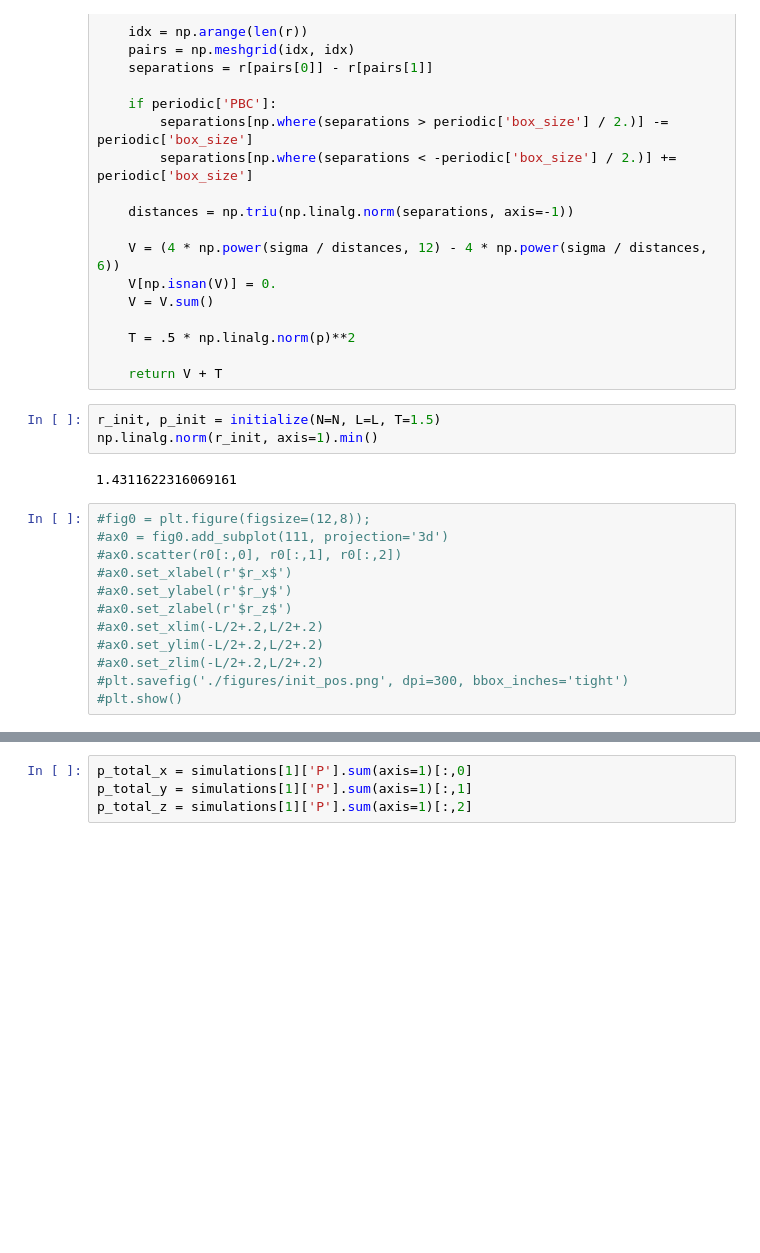
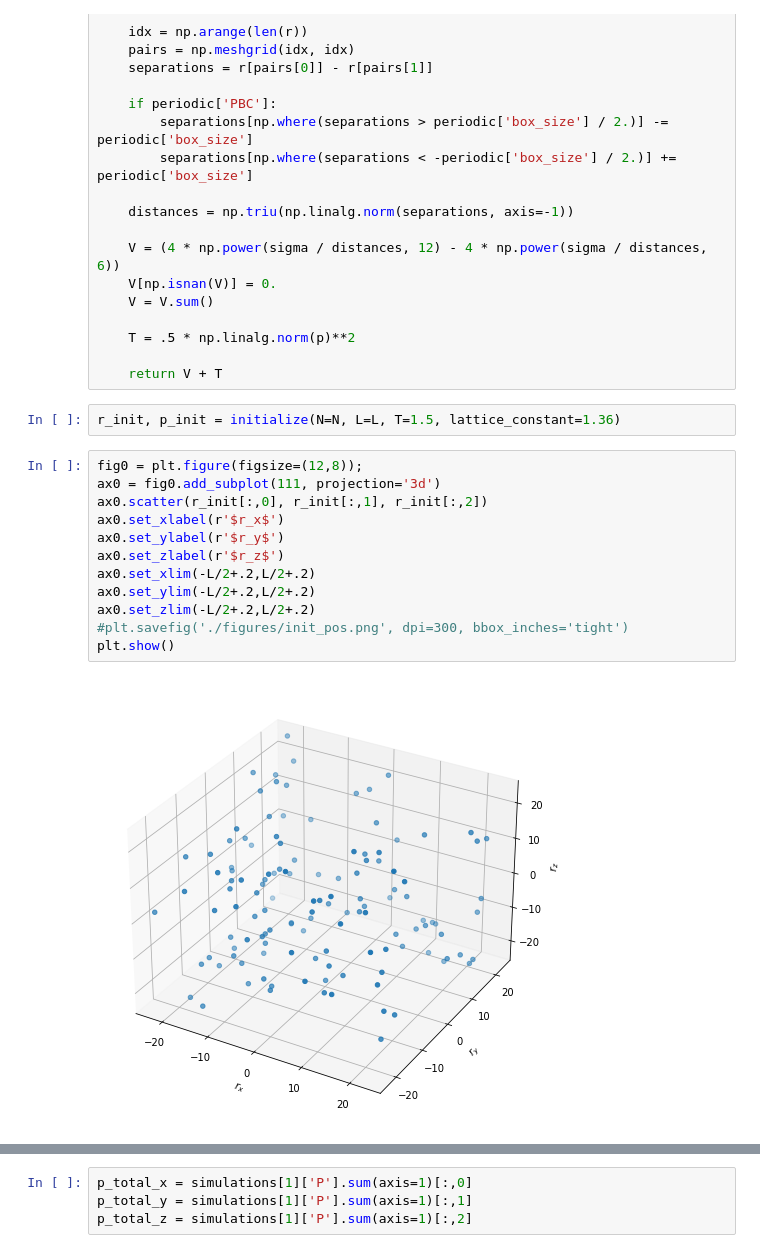
Before and after one commit to e-richter/molecular_simulations, a Jupyter notebook: exam-1.ipynb, the cells around one changed output, grey strips where cells are left out. Cells and saved outputs as stored; diff of their text form; blank space fills up the shorter version.

```diff
--- a/exam-1.ipynb
+++ b/exam-1.ipynb
@@ -56,22 +60,21 @@ def calc_energy(r, p, sigma, periodic=None):
 
     return V + T
 # %%
-r_init, p_init = initialize(N=N, L=L, T=1.5)
-np.linalg.norm(r_init, axis=1).min()
+r_init, p_init = initialize(N=N, L=L, T=1.5, lattice_constant=1.36)
-# %% [output]
-1.4311622316069161
 # %%
-#fig0 = plt.figure(figsize=(12,8));
-#ax0 = fig0.add_subplot(111, projection='3d')
-#ax0.scatter(r0[:,0], r0[:,1], r0[:,2])
-#ax0.set_xlabel(r'$r_x$')
-#ax0.set_ylabel(r'$r_y$')
-#ax0.set_zlabel(r'$r_z$')
-#ax0.set_xlim(-L/2+.2,L/2+.2)
-#ax0.set_ylim(-L/2+.2,L/2+.2)
-#ax0.set_zlim(-L/2+.2,L/2+.2)
+fig0 = plt.figure(figsize=(12,8));
+ax0 = fig0.add_subplot(111, projection='3d')
+ax0.scatter(r_init[:,0], r_init[:,1], r_init[:,2])
+ax0.set_xlabel(r'$r_x$')
+ax0.set_ylabel(r'$r_y$')
+ax0.set_zlabel(r'$r_z$')
+ax0.set_xlim(-L/2+.2,L/2+.2)
+ax0.set_ylim(-L/2+.2,L/2+.2)
+ax0.set_zlim(-L/2+.2,L/2+.2)
 #plt.savefig('./figures/init_pos.png', dpi=300, bbox_inches='tight')
-#plt.show()
+plt.show()
+# %% [output]
+[figure, added]
 # %%
 simulations = []
 
```
Also changed, not shown: parts of 9 cells of this notebook.
